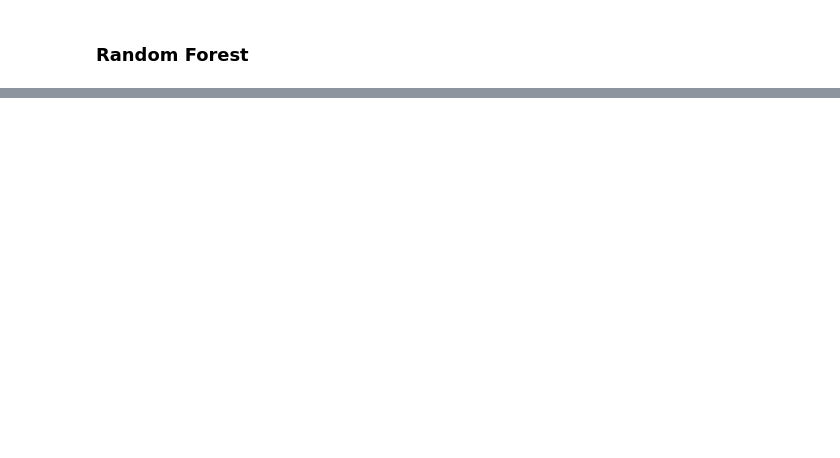
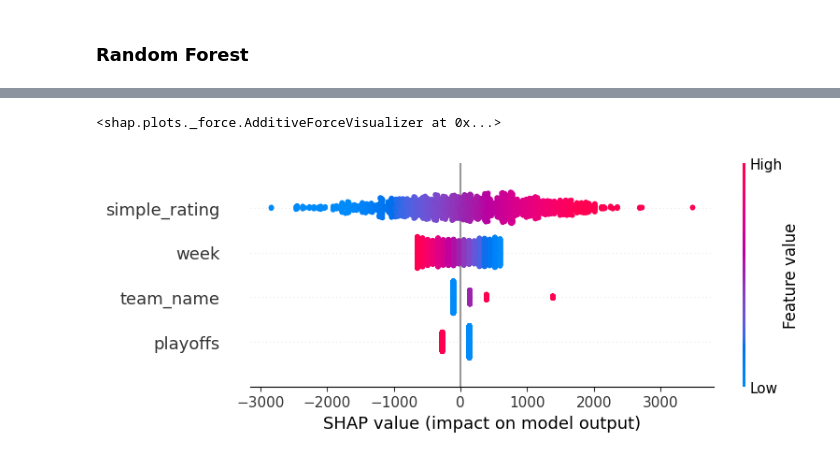
Before and after one commit to yukikongju/tidytuesday, a Jupyter notebook: nfl_attendance/playground/attendance-predictions.ipynb, the cells around one changed output, grey strips where cells are left out. Saved outputs shown, nothing was run; the diff lists cells and outputs as text; code cells hidden in the pictures; blank space fills up the shorter version.

```diff
--- a/nfl_attendance/playground/attendance-predictions.ipynb
+++ b/nfl_attendance/playground/attendance-predictions.ipynb
@@ -220,0 +251,12 @@ plt.show()
+# %%
+import plotly.offline as py
+py.init_notebook_mode(connected=True)
+
+
+shap.plots.force(shap_values[0])
+# %% [output]
+<shap.plots._force.AdditiveForceVisualizer at 0x...>
+# %%
+shap.plots.beeswarm(shap_values)
+# %% [output]
+[figure, added]
```
Also changed, not shown: parts of 18 cells of this notebook, 3 other files.
